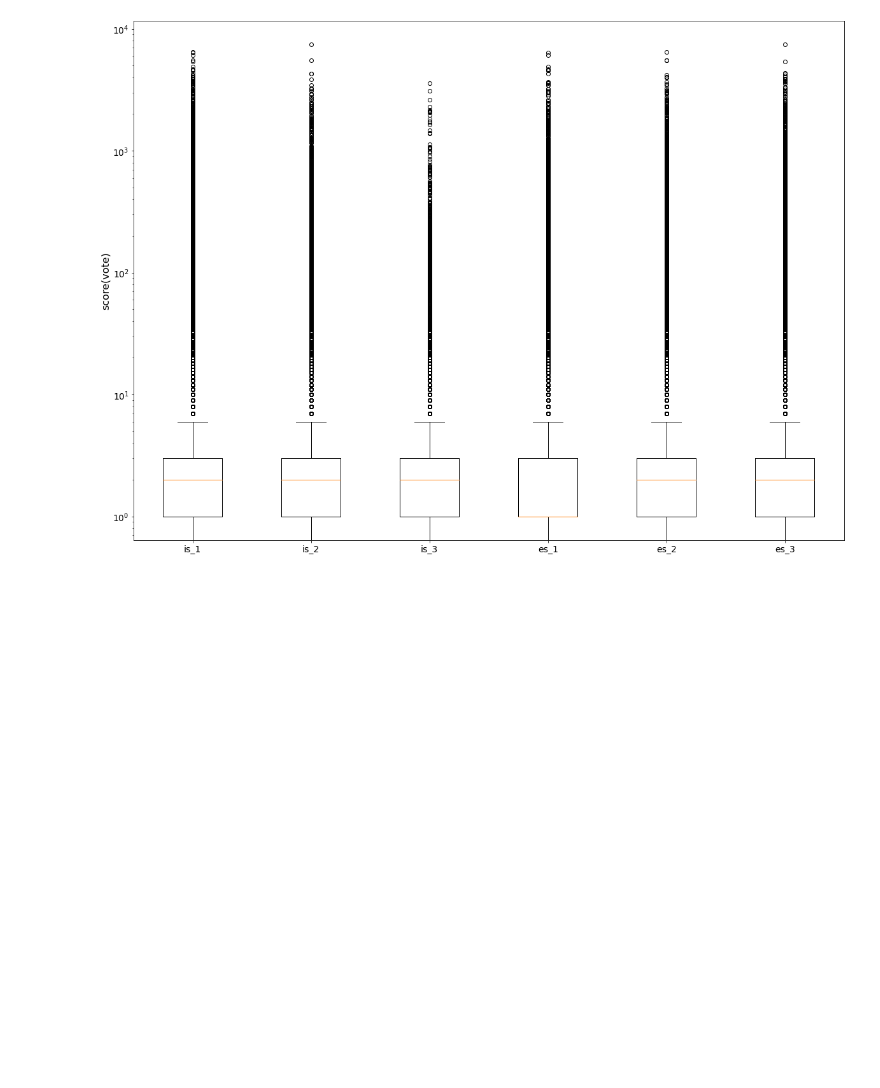
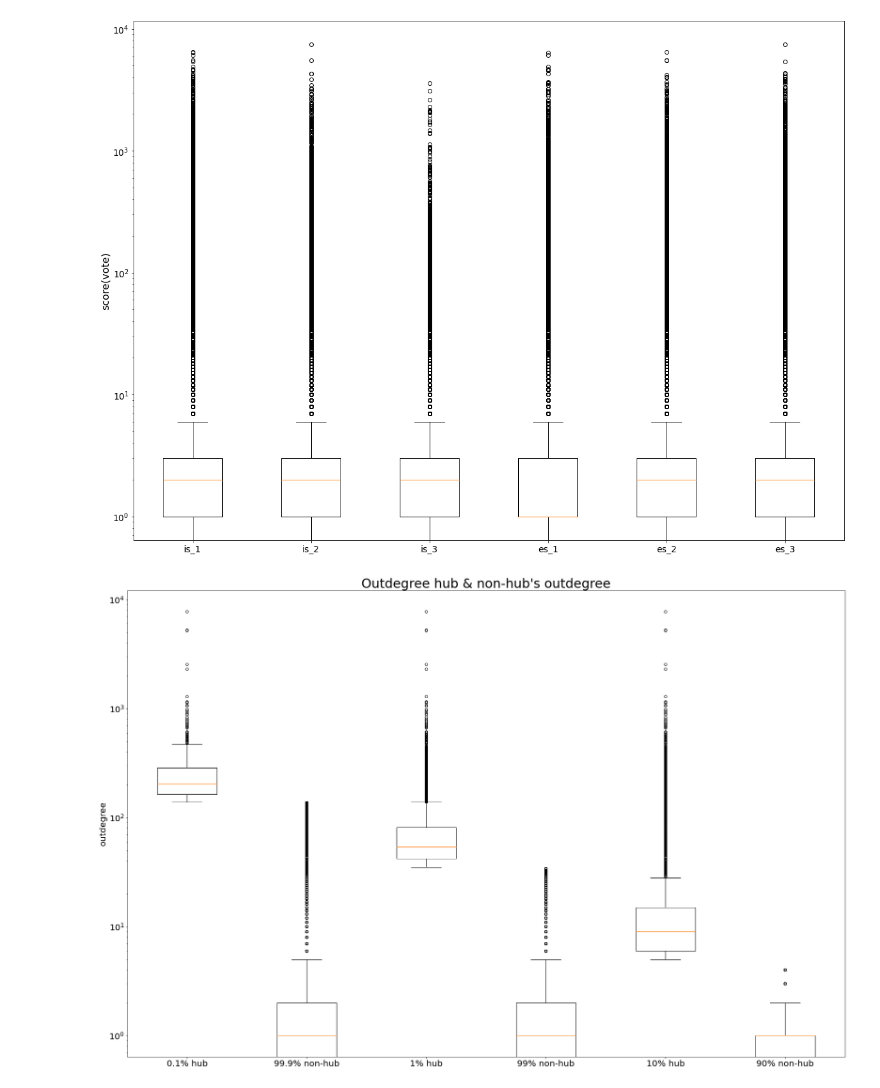
Before and after one commit to tr0up2r/plotting-and-graph-analysis, a Jupyter notebook: boxplot.ipynb, the cells around one changed output. Saved outputs shown, nothing was run; the diff lists cells and outputs as text; code cells hidden in the pictures; blank space fills up the shorter version.

Commit message:
Hub boxplot analysis를 위한 코드 수정, 추가.

```diff
--- a/boxplot.ipynb
+++ b/boxplot.ipynb
@@ -120,3 +136,36 @@ for i in range(6):
 draw_boxplot(result_list3, "Boxplot Support Score - Vote (without ALL Moderators, Bots)")
 # %% [output]
 [figure]
+# %%
+# pymysql을 이용한 db connection.
+connection = cn.make_connection('connection.csv')
+
+cursors = []
+sqls = []
+results = []
+result_list = []
+for i in range(6):
+    cursors.append(connection.cursor(pymysql.cursors.DictCursor))
+
+sqls.append('select outdegree from nodes where top_k_outdegree = 0.1;')
+sqls.append('select outdegree from nodes where top_k_outdegree > 0.1;')
+sqls.append('select outdegree from nodes where top_k_outdegree <= 1;')
+sqls.append('select outdegree from nodes where top_k_outdegree > 1;')
+sqls.append('select outdegree from nodes where top_k_outdegree <= 10;')
+sqls.append('select outdegree from nodes where top_k_outdegree > 10;')
+
+for i in range(6):
+    cursors[i].execute(sqls[i])
+    # result가 dict 형태로 return.
+    results.append(cursors[i].fetchall())
+
+connection.close()
+
+for i in range(6):
+    results[i] = pd.DataFrame(results[i])
+    result_list.append(list(np.array(results[i]['outdegree'].tolist())))
+# %%
+xlabel = ['0.1% hub', '99.9% non-hub', '1% hub', '99% non-hub', '10% hub', '90% non-hub']
+draw_boxplot_for_hub(result_list, "Outdegree hub & non-hub's outdegree", xlabel, 'outdegree')
+# %% [output]
+[figure, added]
```
Also changed, not shown: parts of 25 cells of this notebook, 1 other file.
